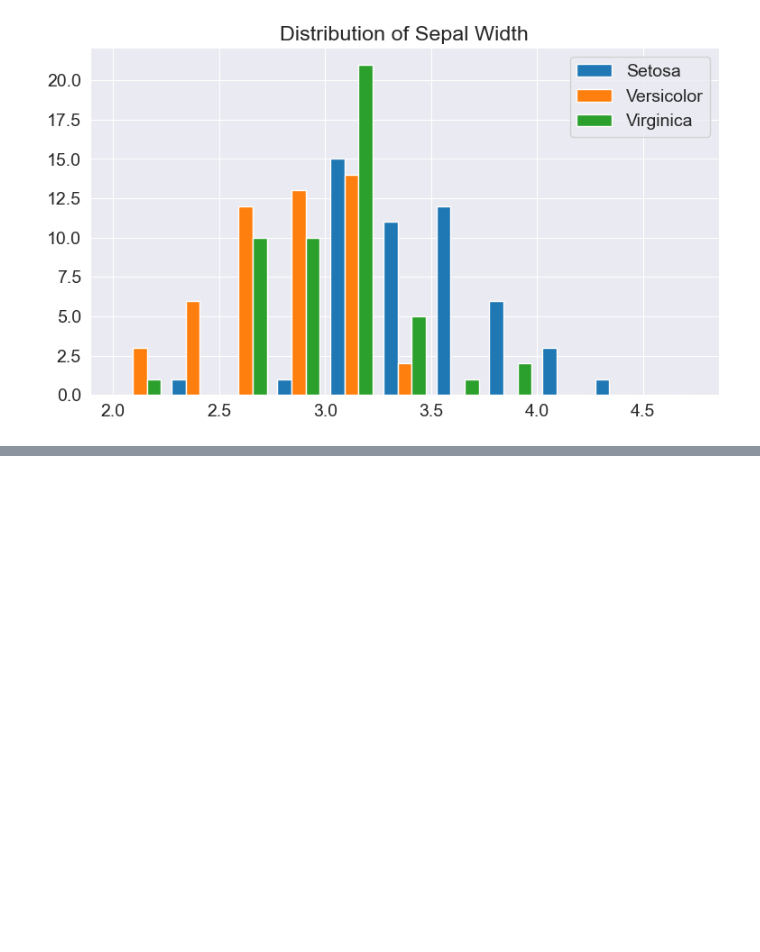
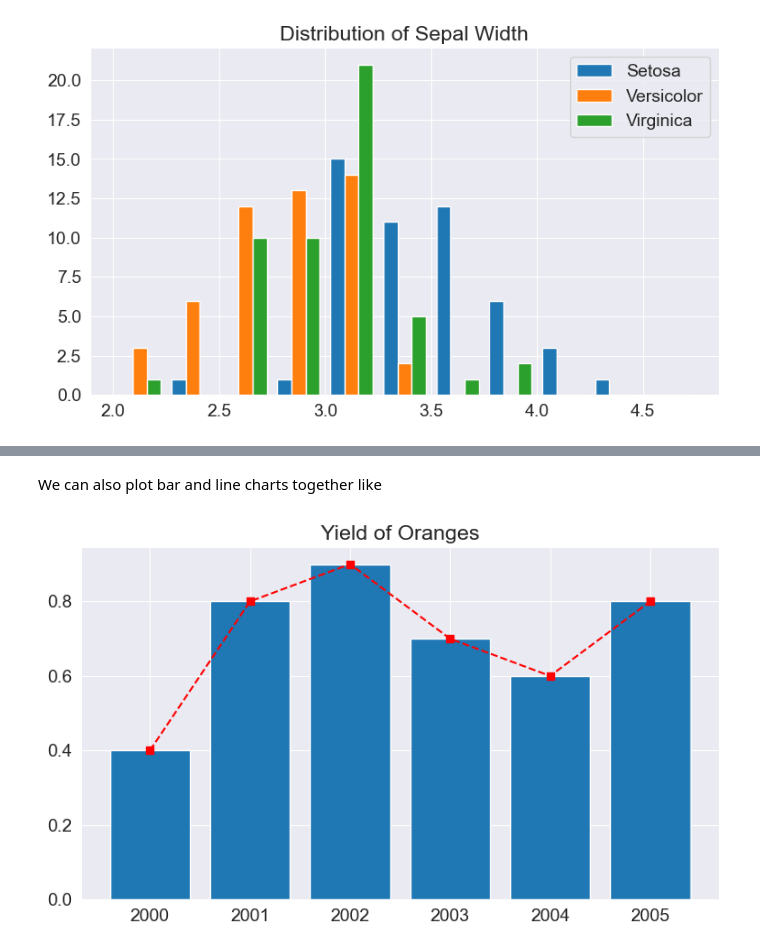
Before and after one commit to piyush-verma020/Data-Analysis, a Jupyter notebook: matplotlib_seaborn_(notes).ipynb, the cells around one changed output, grey strips where cells are left out. Cells and saved outputs as stored; diff of their text form; code cells hidden in the pictures; blank space fills up the shorter version.

```diff
--- a/matplotlib_seaborn_(notes).ipynb
+++ b/matplotlib_seaborn_(notes).ipynb
@@ -502,0 +516,9 @@ plt.show()
+# %% [markdown]
+We can also plot bar and line charts together like
+# %%
+plt.bar(years,oranges);
+plt.plot(years,oranges,'s--r');
+plt.title("Yield of Oranges")
+plt.show()
+# %% [output]
+[figure, added]
```
Also changed, not shown: parts of 30 cells of this notebook.
